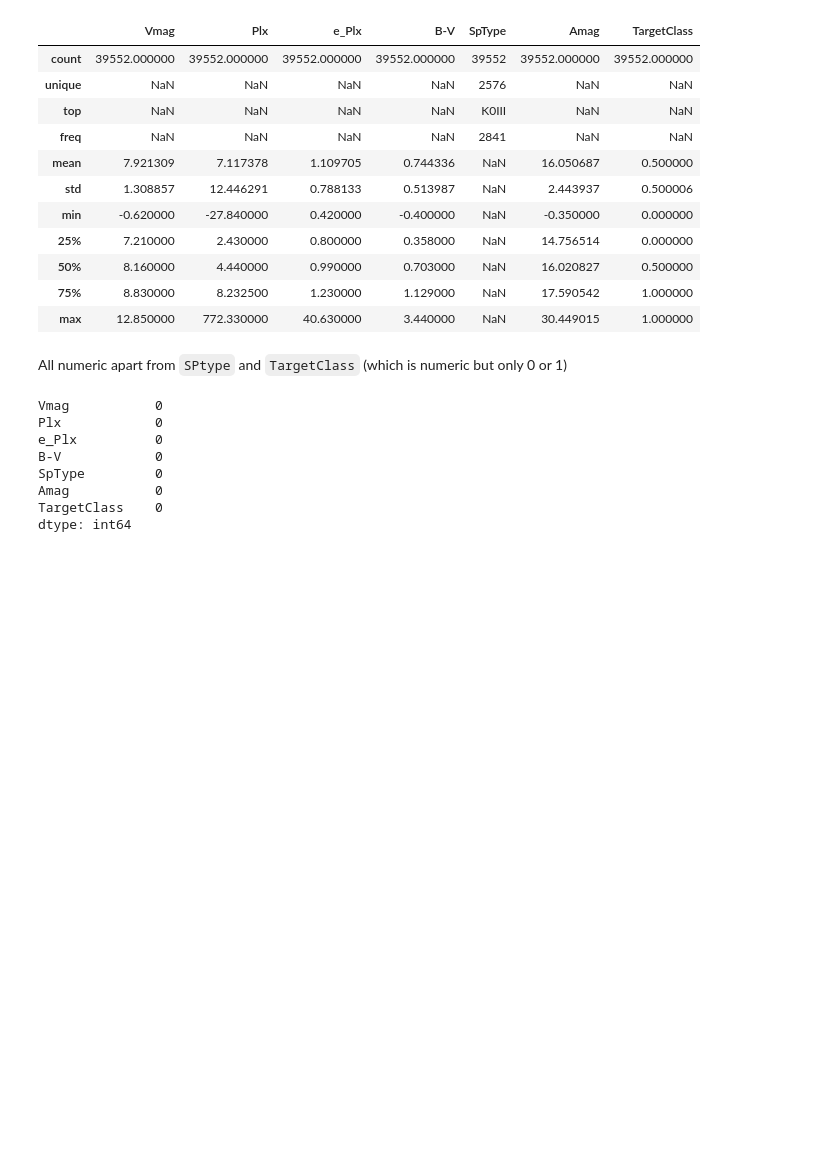
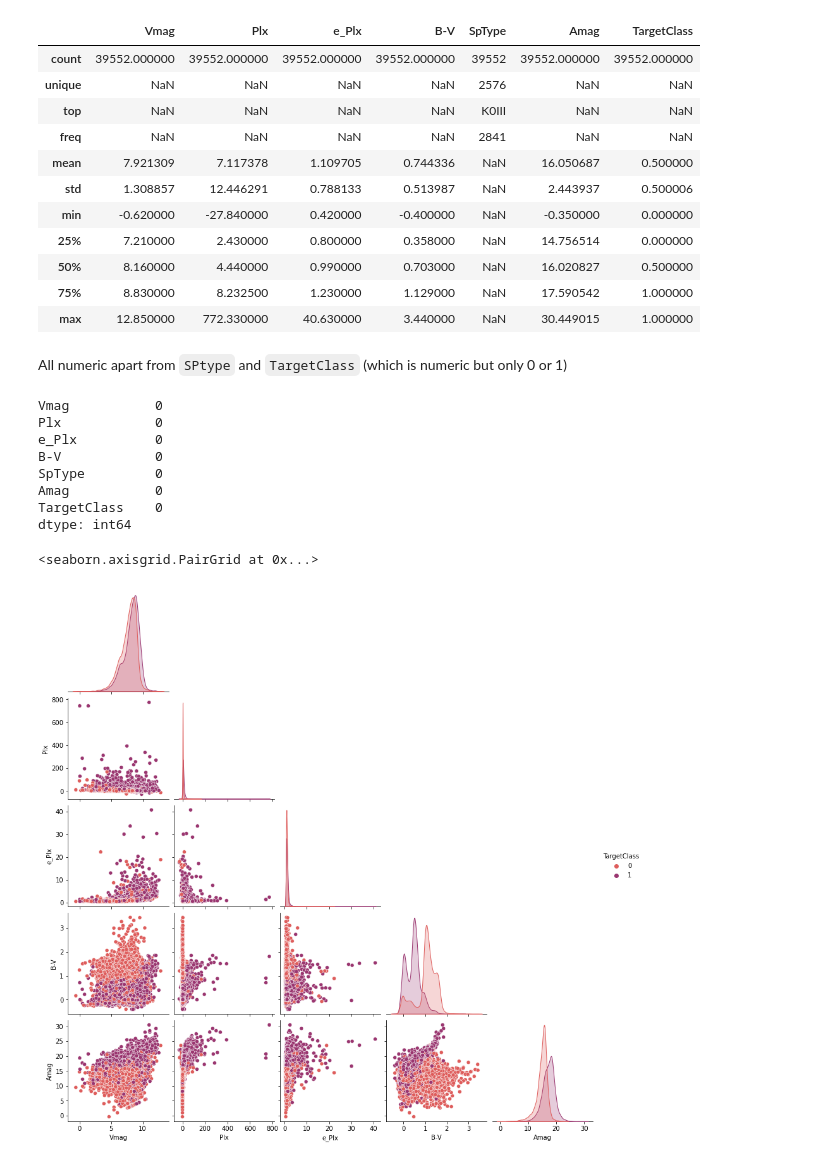
Before and after one commit to axbraae/ml_projects, a Jupyter notebook: XGBoost/star_classifier_analysis.ipynb, the cells around one changed output. Cells and saved outputs as stored; diff of their text form; code cells hidden in the pictures; blank space fills up the shorter version.

Commit message:
adds eda to star classifier

```diff
--- a/XGBoost/star_classifier_analysis.ipynb
+++ b/XGBoost/star_classifier_analysis.ipynb
@@ -60,3 +62,10 @@ TargetClass    0
 dtype: int64
 # %%
 # pairs plot to have a look at the data
+sns.pairplot(star_df,
+hue = 'TargetClass',
+palette = 'flare',
+corner = True)
+# %% [output]
+<seaborn.axisgrid.PairGrid at 0x...>
+[figure, added]
```
Also changed, not shown: parts of 5 cells of this notebook.
